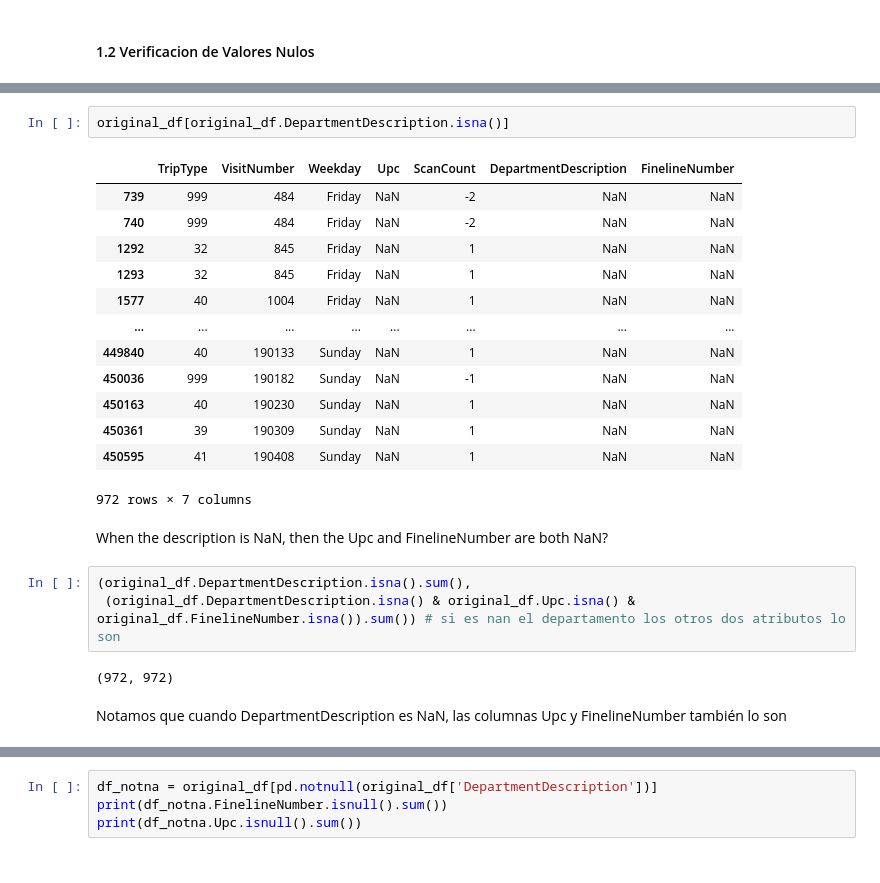
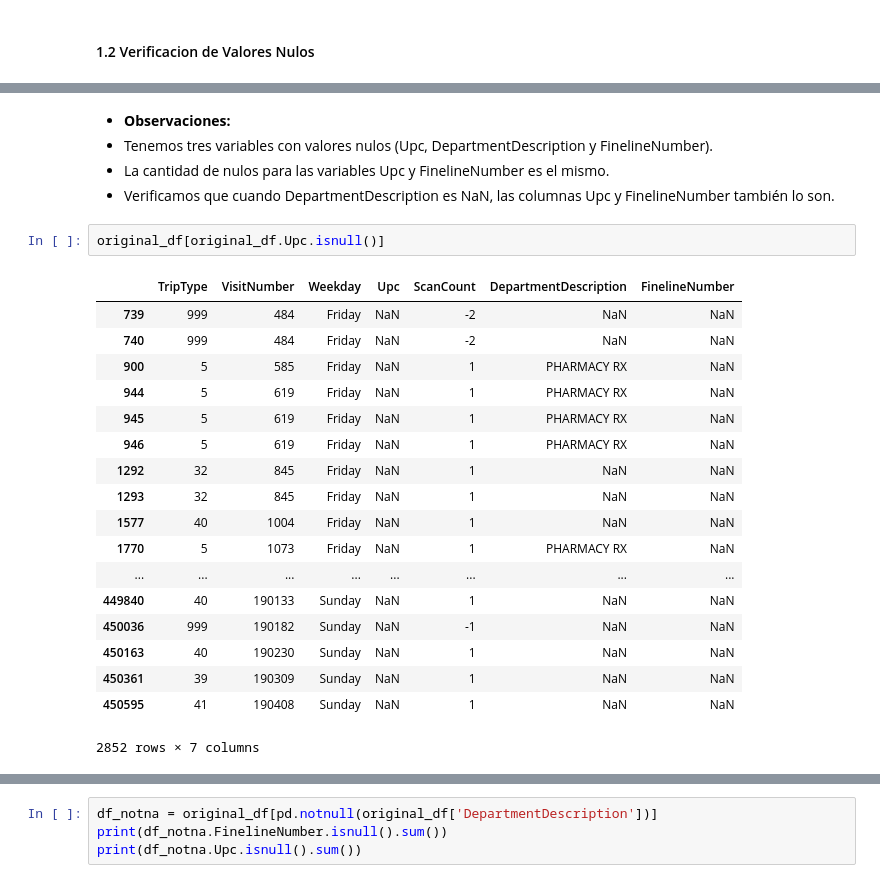
Before and after one commit to Verobornancini/AprendizajeSupervisado, a Jupyter notebook: practico/src/baseline.ipynb, the cells around one changed output, grey strips where cells are left out. Drawn from its saved outputs; the diff is of its cells as text.

```diff
--- a/practico/src/baseline.ipynb
+++ b/practico/src/baseline.ipynb
@@ -219,25 +225,26 @@ Nulos en el DF
+# %% [markdown]
+* **Observaciones:**
+* Tenemos tres variables con valores nulos (Upc, DepartmentDescription y FinelineNumber).
+* La cantidad de nulos para las variables Upc y FinelineNumber es el mismo.
+* Verificamos que cuando DepartmentDescription es NaN, las columnas Upc y FinelineNumber también lo son.
 # %%
-original_df[original_df.DepartmentDescription.isna()]
+original_df[original_df.Upc.isnull()]
 # %% [output]
 |  | TripType | VisitNumber | Weekday | Upc | ScanCount | DepartmentDescription | FinelineNumber |
 | 739 | 999 | 484 | Friday | NaN | -2 | NaN | NaN |
 | 740 | 999 | 484 | Friday | NaN | -2 | NaN | NaN |
+| 900 | 5 | 585 | Friday | NaN | 1 | PHARMACY RX | NaN |
+| 944 | 5 | 619 | Friday | NaN | 1 | PHARMACY RX | NaN |
+| 945 | 5 | 619 | Friday | NaN | 1 | PHARMACY RX | NaN |
+| 946 | 5 | 619 | Friday | NaN | 1 | PHARMACY RX | NaN |
 | 1292 | 32 | 845 | Friday | NaN | 1 | NaN | NaN |
 | 1293 | 32 | 845 | Friday | NaN | 1 | NaN | NaN |
 | 1577 | 40 | 1004 | Friday | NaN | 1 | NaN | NaN |
+| 1770 | 5 | 1073 | Friday | NaN | 1 | PHARMACY RX | NaN |
 | ... | ... | ... | ... | ... | ... | ... | ... |
 | 449840 | 40 | 190133 | Sunday | NaN | 1 | NaN | NaN |
 | 450036 | 999 | 190182 | Sunday | NaN | -1 | NaN | NaN |
 | 450163 | 40 | 190230 | Sunday | NaN | 1 | NaN | NaN |
 | 450361 | 39 | 190309 | Sunday | NaN | 1 | NaN | NaN |
 | 450595 | 41 | 190408 | Sunday | NaN | 1 | NaN | NaN |
-972 rows × 7 columns
+2852 rows × 7 columns
-# %% [markdown]
-When the description is NaN, then the Upc and FinelineNumber are both NaN?
-# %%
-(original_df.DepartmentDescription.isna().sum(),
- (original_df.DepartmentDescription.isna() & original_df.Upc.isna() & original_df.FinelineNumber.isna()).sum()) # si es nan el departamento los otros dos atributos lo son
-# %% [output]
-(972, 972)
-# %% [markdown]
-Notamos que cuando DepartmentDescription es NaN, las columnas Upc y FinelineNumber también lo son
```
Also changed, not shown: parts of 35 cells of this notebook.
